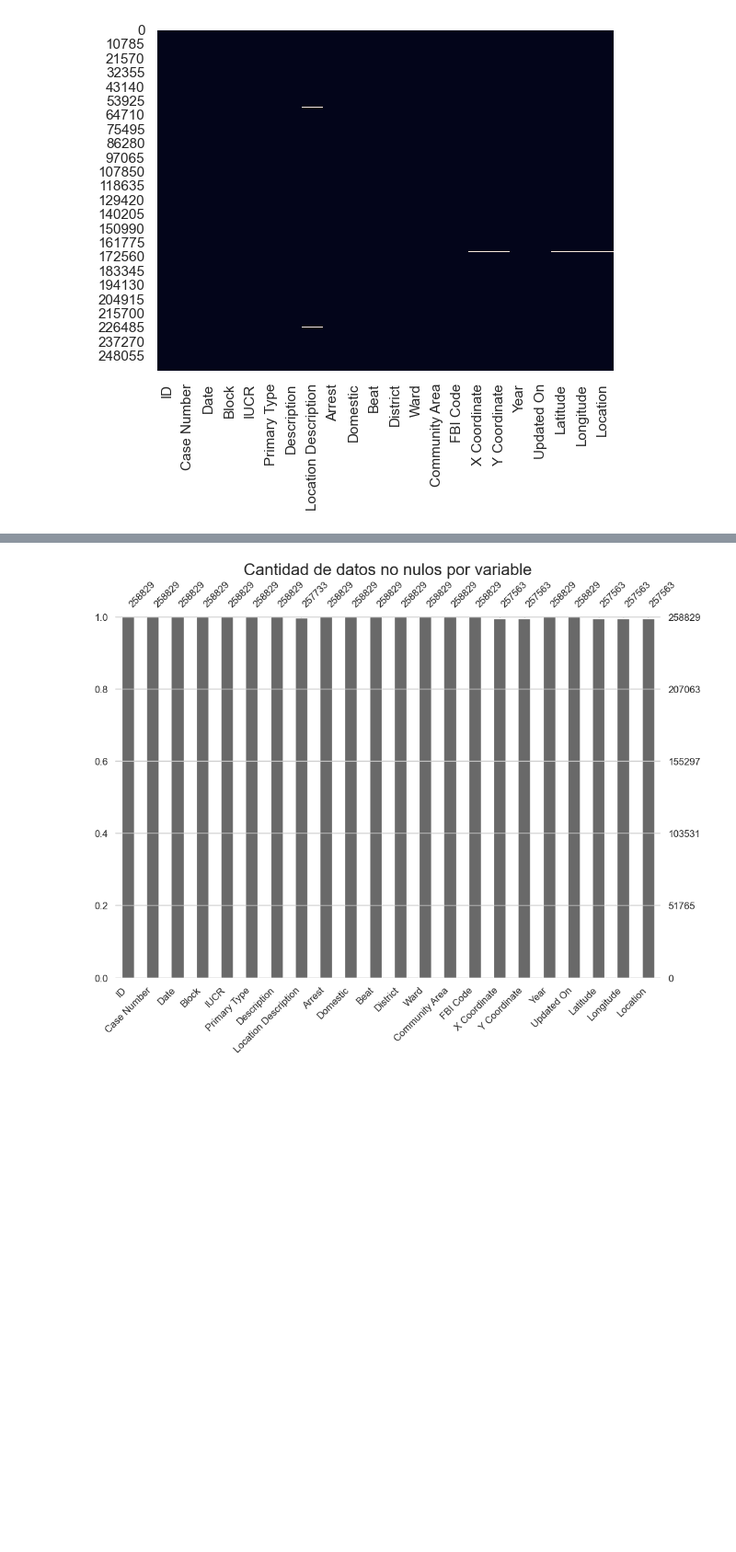
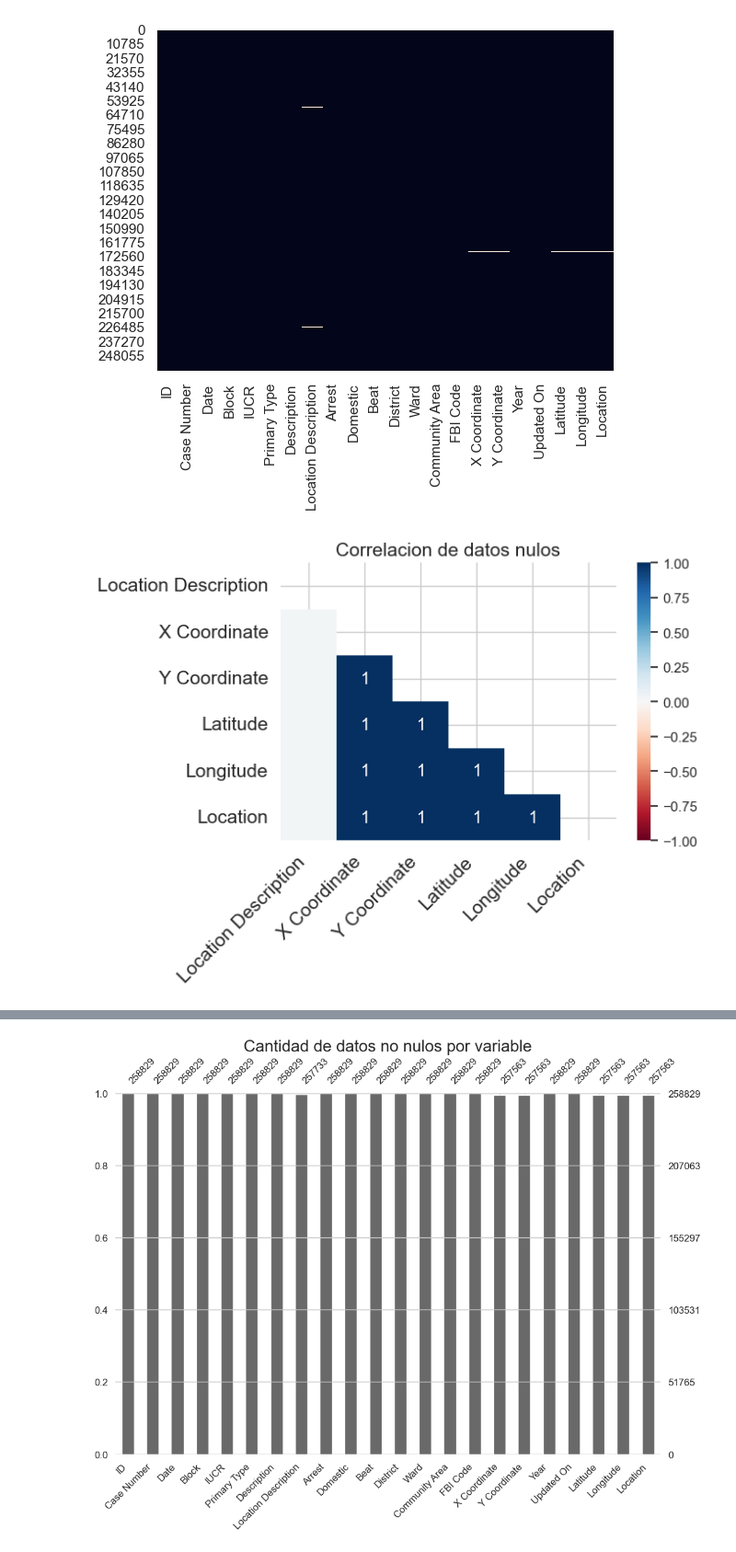
Before and after one commit to AlejandroValle99/trabajo_practico-AdD_g8, a Jupyter notebook: main.ipynb, the cells around one changed output, grey strips where cells are left out. Shown at 92% size. Cells and saved outputs as stored; diff of their text form; code cells hidden in the pictures; blank space fills up the shorter version.

```diff
--- a/main.ipynb
+++ b/main.ipynb
@@ -320,3 +322,9 @@ sns.heatmap(df.isna(), cbar=False)
 plt.show()
 # %% [output]
 [figure]
+# %%
+msno.heatmap(df, fontsize=15, figsize=(6,4))
+plt.title("Correlacion de datos nulos", fontsize=15)
+plt.show()
+# %% [output]
+[figure, added]
```
Also changed, not shown: parts of 12 cells of this notebook, 2 other files.
